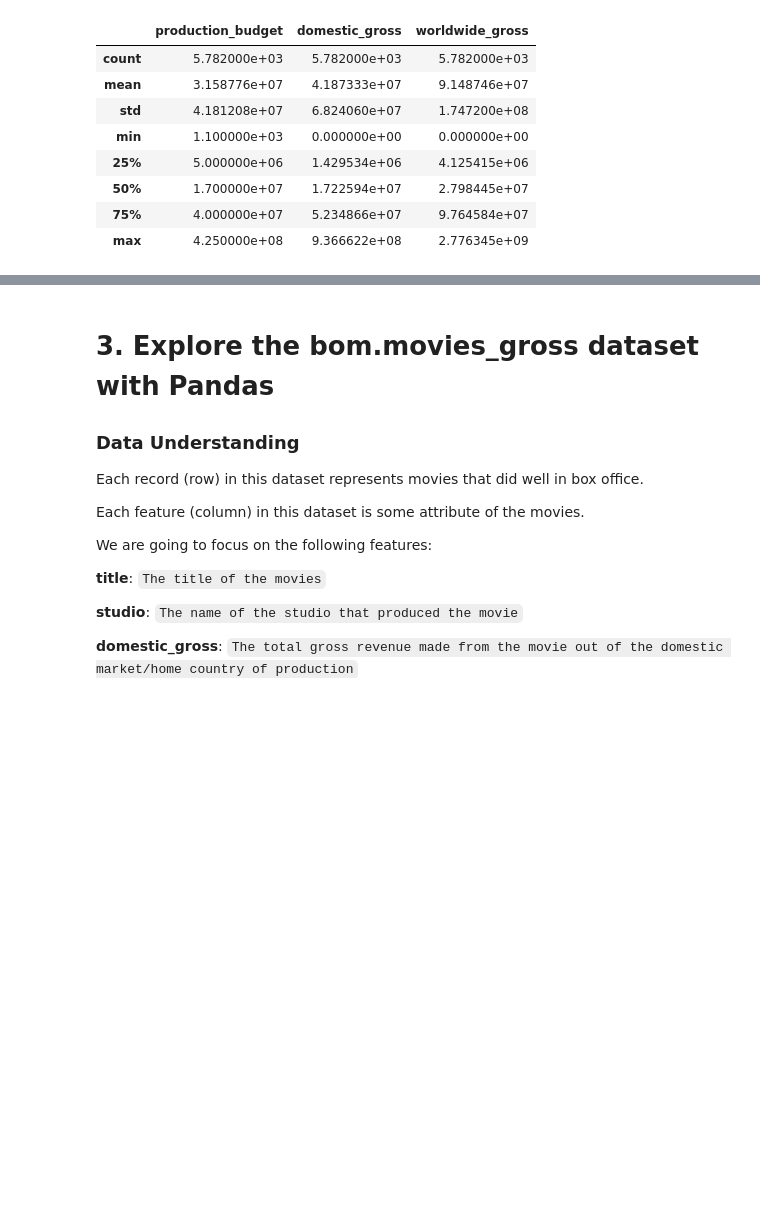
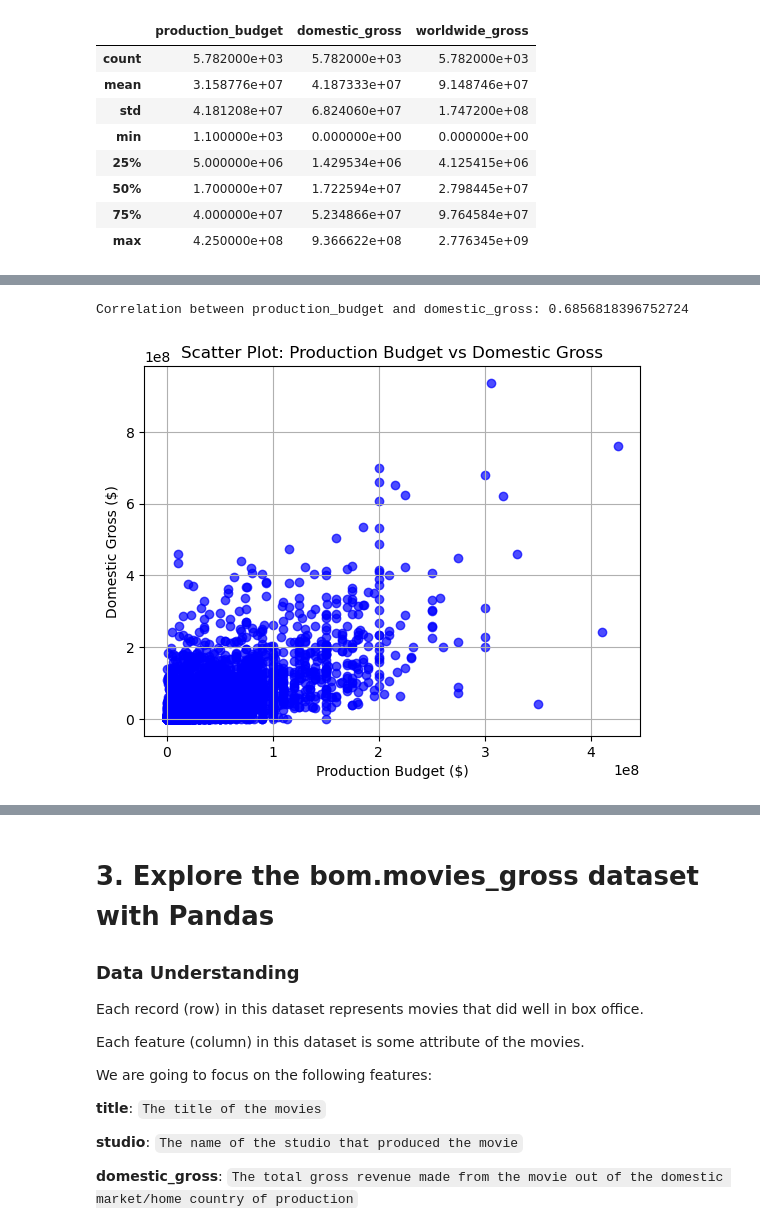
Before and after one commit to KoilaBetty/Box-Office-Movies-Analysis, a Jupyter notebook: Index.ipynb, the cells around one changed output, grey strips where cells are left out. Cells and saved outputs as stored; diff of their text form; code cells hidden in the pictures; blank space fills up the shorter version.

```diff
--- a/Index.ipynb
+++ b/Index.ipynb
@@ -279,0 +359,15 @@ df.describe()
+# %%
+# Calculating the total gross for each movie
+df['total_gross'] = df['domestic_gross'] + df['worldwide_gross']
+
+# Calculating the net profit for each movie
+df['net_profit'] = df['total_gross'] - df['production_budget']
+
+# Calculating the Return on investment(ROI) for each movie
+df['ROI'] = (df['net_profit'] / df['production_budget']) * 100
+
+# Sorti ng the DataFrame by ROI in descending order and select the top 10 rows
+top_10_roi_movies = df.sort_values(by='ROI', ascending=False).head(10)
+
+# Display the top 10 movies with the highest ROI
+print(top_10_roi_movies[['movie', 'production_budget', 'total_gross', 'net_profit', 'ROI']])
@@ -279,0 +392,15 @@ df.describe()
+# %%
+# Calculate the correlation between 'production_budget' and 'domestic_gross'
+correlation = df['production_budget'].corr(df['domestic_gross'])
+print("Correlation between production_budget and domestic_gross:", correlation)
+
+# Create a scatter plot
+plt.scatter(df['production_budget'], df['domestic_gross'], color='blue', alpha=0.7)
+plt.xlabel('Production Budget ($)')
+plt.ylabel('Domestic Gross ($)')
+plt.title('Scatter Plot: Production Budget vs Domestic Gross')
+plt.grid(True)
+plt.show()
+# %% [output]
+Correlation between production_budget and domestic_gross: 0.6856818396752724
+[figure, added]
```
Also changed, not shown: parts of 18 cells of this notebook.
